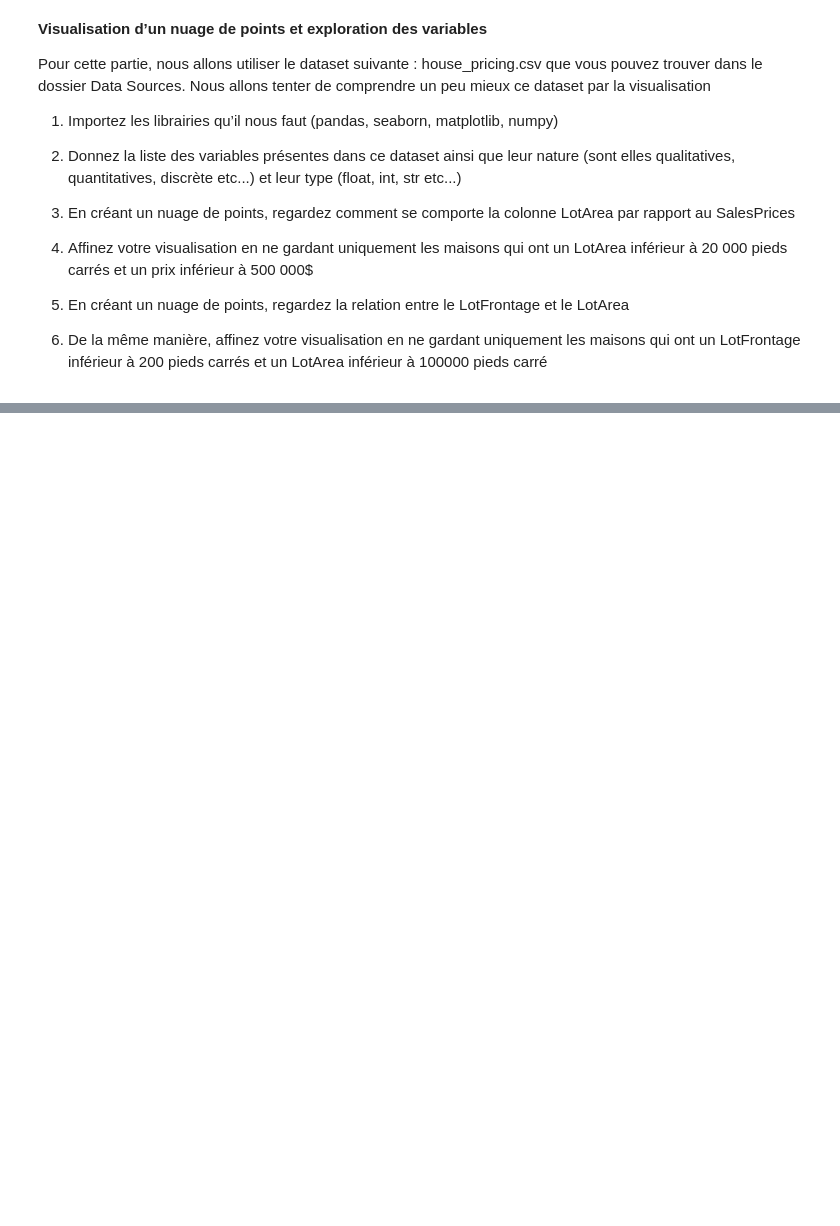
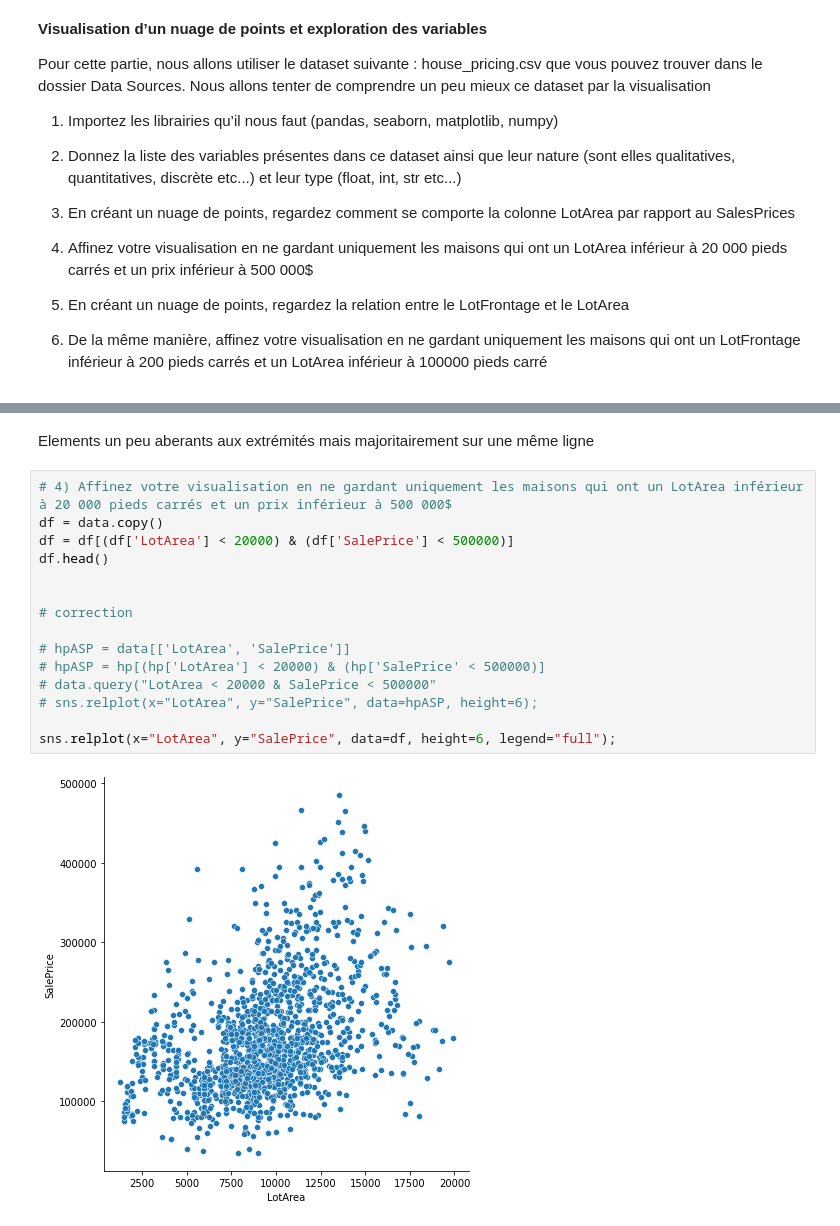
Before and after one commit to tekebim/exo-algo, a Jupyter notebook: Data_Visualisation_Statistiques_Descriptives.ipynb, the cells around one changed output, grey strips where cells are left out. Cells and saved outputs as stored; diff of their text form; blank space fills up the shorter version.

```diff
--- a/Data_Visualisation_Statistiques_Descriptives.ipynb
+++ b/Data_Visualisation_Statistiques_Descriptives.ipynb
@@ -54,0 +79,19 @@ memory usage: 134.4+ MB
+# %% [markdown]
+Elements un peu aberants aux extrémités mais majoritairement sur une même ligne
+# %%
+# 4) Affinez votre visualisation en ne gardant uniquement les maisons qui ont un LotArea inférieur à 20 000 pieds carrés et un prix inférieur à 500 000$
+df = data.copy()
+df = df[(df['LotArea'] < 20000) & (df['SalePrice'] < 500000)]
+df.head()
+
+
+# correction
+
+# hpASP = data[['LotArea', 'SalePrice']]
+# hpASP = hp[(hp['LotArea'] < 20000) & (hp['SalePrice' < 500000)]
+# data.query("LotArea < 20000 & SalePrice < 500000"
+# sns.relplot(x="LotArea", y="SalePrice", data=hpASP, height=6);
+
+sns.relplot(x="LotArea", y="SalePrice", data=df, height=6, legend="full");
+# %% [output]
+[figure, added]
```
Also changed, not shown: parts of 42 cells of this notebook.
